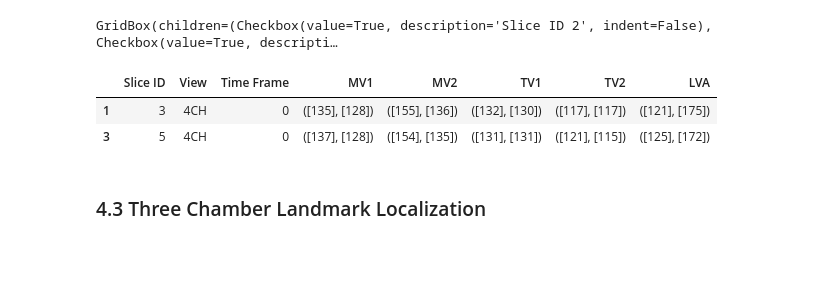
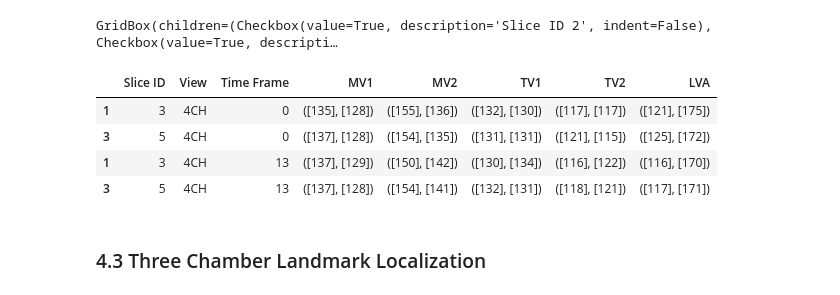
Before and after one commit to btcrabb/CAP-Automated-Pipeline, a Jupyter notebook: notebooks/1.1-BTC-FullAutoCAP.ipynb, the cells around one changed output. Saved outputs shown, nothing was run; the diff lists cells and outputs as text; code cells hidden in the pictures; blank space fills up the shorter version.

```diff
--- a/notebooks/1.1-BTC-FullAutoCAP.ipynb
+++ b/notebooks/1.1-BTC-FullAutoCAP.ipynb
@@ -394,6 +394,16 @@ for subdir in os.listdir(os.path.join(dst, patient)):
 
 # generate dataframe
 df = pd.DataFrame(out, columns = ['Slice ID', 'File', 'View', 'Slice Location', 'ImagePositionPatient', 'ImageOrientationPatient', 'Pixel Spacing'])
+
+# generate mapping dictionary (short-axis slice to slice id) for future use
+sa_df_sorted = df[df['View']=='SA'].sort_values('Slice Location', axis=0)
+sa_mapping_dict = {}
+for i, row in enumerate(sa_df_sorted.iterrows()):
+    index, row = row[0], row[1]
+    slice_id = row['Slice ID']
+    sa_mapping_dict[slice_id] = i
+
+# display slice info
 df
 # %% [output]
 |  | Slice ID | File | View | Slice Location | ImagePositionPatient | ImageOrientationPatient | Pixel Spacing |
@@ -457,5 +473,10 @@ ShortAxisLoc.generate_complete_volume()
 
 # Make landmark predictions for ED phase
 ShortAxisLoc.predict_landmarks(phase=0)
+ed_output = ShortAxisLoc.output
+
+# Make landmark predictions for ES phase
+ShortAxisLoc.predict_landmarks(phase=es_phase)
+es_output = ShortAxisLoc.output
 # %%
 # Store outputs and display inputs/predictions for review
@@ -496,3 +538,8 @@ FourChamberLoc.generate_complete_volume()
 
 # Make predictions for ED phase
 FourChamberLoc.predict_landmarks(phase=0)
+ed_output = FourChamberLoc.output
+
+# Make predictions for ES phase
+FourChamberLoc.predict_landmarks(phase=es_phase)
+es_output = FourChamberLoc.output
@@ -501,12 +546,11 @@ WARNING:tensorflow:5 out of the last 13 calls to <function Model.make_predict_fu
 # %%
-out = FourChamberLoc.output
 volume = FourChamberLoc.volume
 
 cols = 4
-rows = np.ceil(len(out)/cols)
+rows = np.ceil(len(ed_output)/cols)
 
 plt.figure(figsize = (16,4*rows))
-for i, slice in enumerate(out):
+for i, slice in enumerate(ed_output):
     slice_id = slice[0]
     p1 = slice[3]
     p2 = slice[4]
@@ -525,6 +569,7 @@ for i, slice in enumerate(out):
     ax.scatter(x=p4[1], y=p4[0])
     ax.scatter(x=p5[1], y=p5[0])
 
+plt.suptitle('End-Diastolic Four Chamber')
 plt.show()
 # %% [output]
 [figure]
@@ -548,13 +593,18 @@ for i in range(len(items)):
     if value == True:
         selected_4ch_locations.append(int(items[i].description.split(' ')[-1]))
 # %%
-four_chamber_df = pd.DataFrame(out, columns=['Slice ID', 'View', 'Time Frame', 'MV1', 'MV2', 'TV1', 'TV2', 'LVA'])
+four_chamber_df = pd.DataFrame(ed_output, columns=['Slice ID', 'View', 'Time Frame', 'MV1', 'MV2', 'TV1', 'TV2', 'LVA'])
+four_chamber_df = four_chamber_df.append(
+    pd.DataFrame(es_output, columns=['Slice ID', 'View', 'Time Frame', 'MV1', 'MV2', 'TV1', 'TV2', 'LVA'])
+)
 four_chamber_df = four_chamber_df[four_chamber_df['Slice ID'].isin(selected_4ch_locations)]
 four_chamber_df
 # %% [output]
 |  | Slice ID | View | Time Frame | MV1 | MV2 | TV1 | TV2 | LVA |
 | 1 | 3 | 4CH | 0 | ([135], [128]) | ([155], [136]) | ([132], [130]) | ([117], [117]) | ([121], [175]) |
 | 3 | 5 | 4CH | 0 | ([137], [128]) | ([154], [135]) | ([131], [131]) | ([121], [115]) | ([125], [172]) |
+| 1 | 3 | 4CH | 13 | ([137], [129]) | ([150], [142]) | ([130], [134]) | ([116], [122]) | ([116], [170]) |
+| 3 | 5 | 4CH | 13 | ([137], [128]) | ([154], [141]) | ([132], [131]) | ([118], [121]) | ([117], [171]) |
 # %% [markdown]
 ### 4.3 Three Chamber Landmark Localization
 # %%
```
Also changed, not shown: parts of 19 cells of this notebook.
